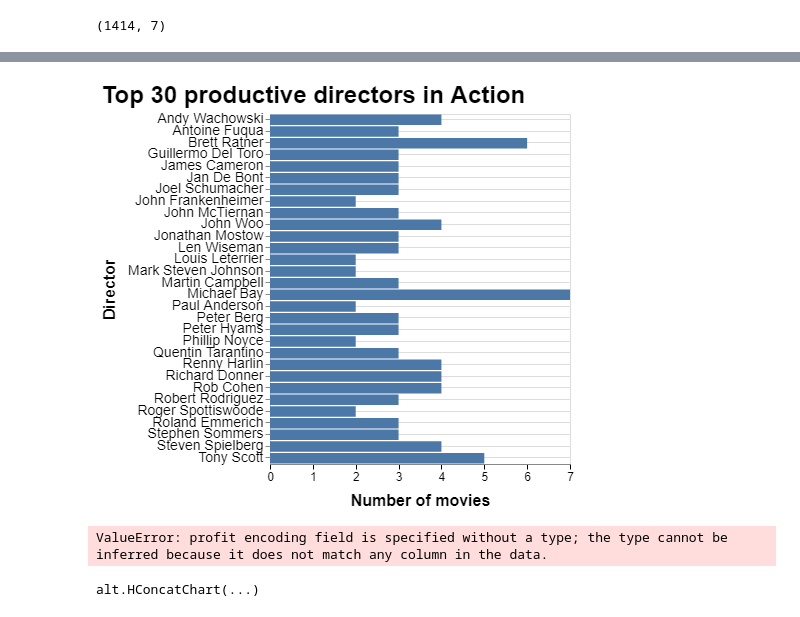
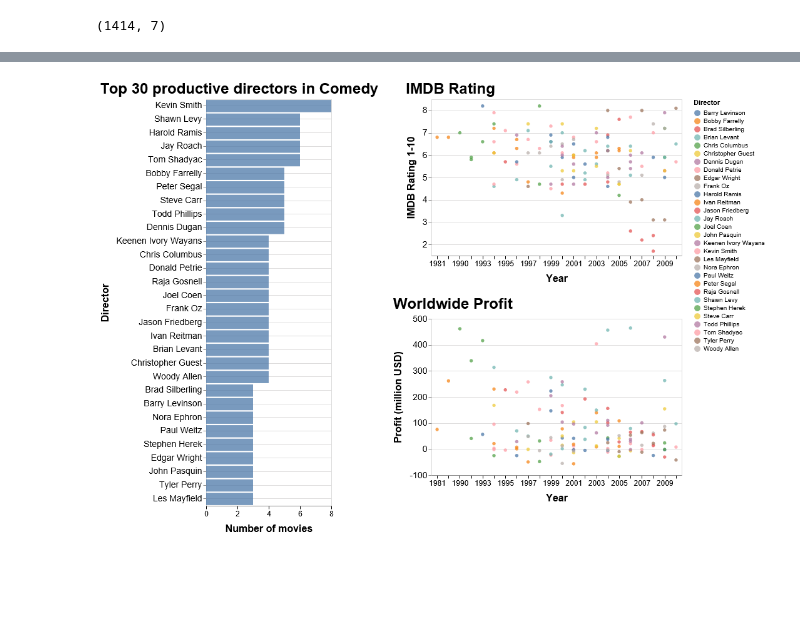
Before and after one commit to UBC-MDS/DSCI532_GROUP104_Movies, a Jupyter notebook: analysis/movies_analysis.ipynb, the cells around one changed output, grey strips where cells are left out. Saved outputs shown, nothing was run; the diff lists cells and outputs as text; code cells hidden in the pictures; blank space fills up the shorter version.

```diff
--- a/analysis/movies_analysis.ipynb
+++ b/analysis/movies_analysis.ipynb
@@ -408,4 +193,0 @@ make_text_plot2(genre = 'Comedy', year = (1933, 2010))
-# %%
-make_bar_plot(genre = 'Action', year = (1990, 2010))
-# %% [output]
-[figure, removed]
@@ -463,5 +194,4 @@ def make_text_plot2(genre = 'Action', year = (1933, 2010), number_of_directors =
-# %%
-make_text_plot2(genre = 'Comedy', year = (1933, 2010))
-# %% [output]
-ValueError: profit encoding field is specified without a type; the type cannot be inferred because it does not match any column in the data.
-alt.HConcatChart(...)
+# %%
+make_plot(genre = 'Comedy')
+# %% [output]
+[figure, added]
```
Also changed, not shown: parts of 16 cells of this notebook, 2 other files.
